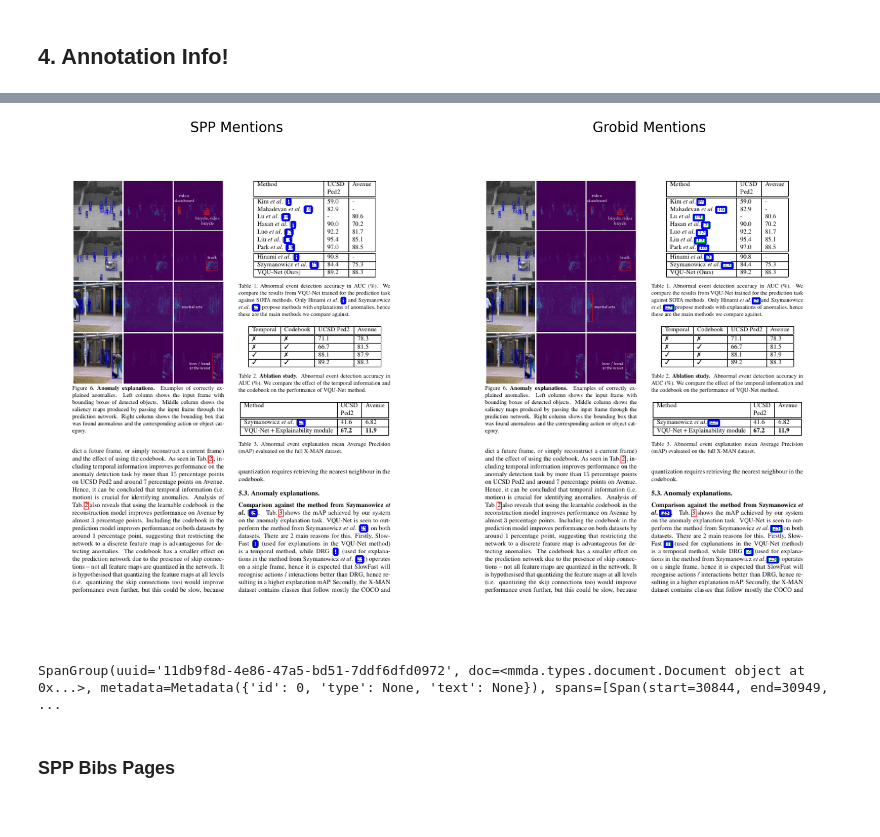
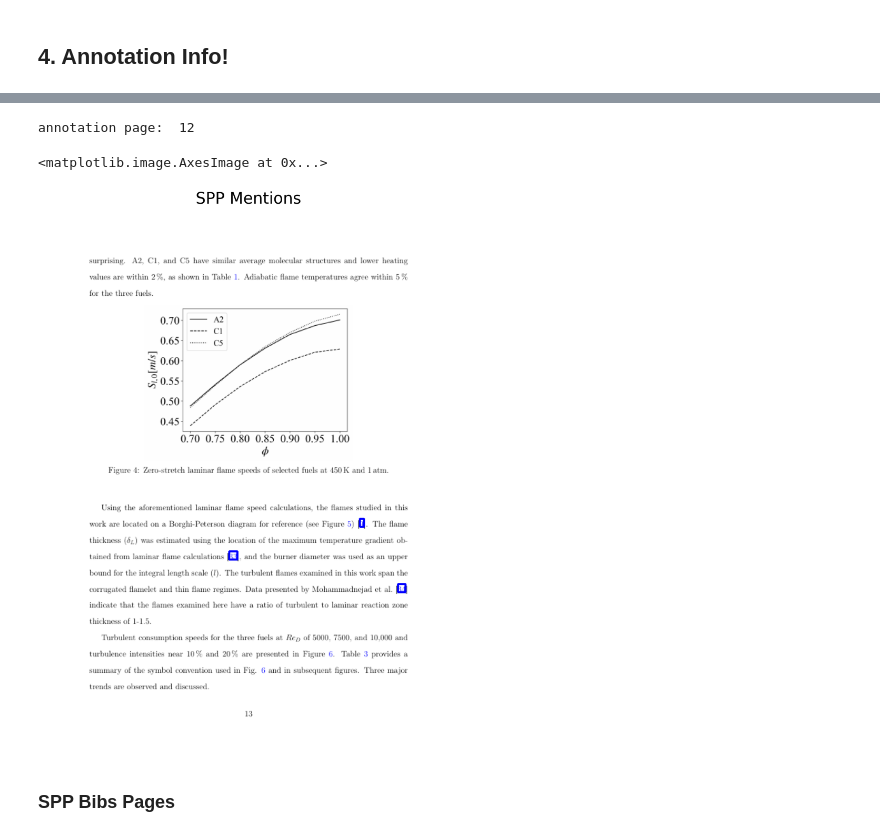
Before and after one commit to allenai/mmda, a Jupyter notebook: end_to_end_eval_easier.ipynb, the cells around one changed output, grey strips where cells are left out. Drawn from its saved outputs; the diff is of its cells as text; code cells hidden in the pictures.

```diff
--- a/end_to_end_eval_easier.ipynb
+++ b/end_to_end_eval_easier.ipynb
@@ -14,6 +17,6 @@ Retreive information about the sources for each annotation - mentions, bib-entri
 ####################################################################
 
 #This sha will get overwritten when running autogenerater script
-sha = 'd85b756b8e4d584a53483c6562eb968efdb1fc0c'
+sha = 'd17961483e3eb55df82cc16a01d4519af1b4dbbd'
 # %%
 # SPP version for Eval Sample
@@ -362,7 +252,7 @@ print(s2_ids)
 # get random page number to review and annotate
 import random
 
-pages_w_mentions = [citation_mention.pages[0].id + 1 for citation_mention in mmda_doc.citation_mentions for citation_mention in mmda_doc.citation_mentions]
+pages_w_mentions = [citation_mention.pages[0].id for citation_mention in mmda_doc.citation_mentions]
 
 annot_page = random.choice(pages_w_mentions)
 print("page to annotate:", annot_page)
@@ -525,41 +307,49 @@ Grobid:
+# %%
+#egor version
+def draw_boxgroups(image, rectangle_list, color_map=None, id_map=None):
+    viz = []
+    if color_map is None:
+        color_map={'color_1': 'blue', 'color_2': 'green', 'color_3': 'yellow', 'color_4': 'pink'}
+
+    for rectangle in rectangle_list:
+        viz.append(lpe.TextBlock(rectangle,
+                                 type=f'color_1'
+                                )
+                  )
+
+    if image:
+        return lpv.draw_box(image,
+                            viz,
+                            color_map=color_map,
+                            show_element_id=False,
+                            id_font_size=10)
+
+    return None
 # %%
 # mentions imgs
 import cv2
 from matplotlib import pyplot as plt
 from matplotlib.pyplot import figure
 
 
 rows = 1
 columns = 2
 fontsize = 48
 
+print("annotation page: ", annot_page)
+
 #spp
 #make boxes and save as image
-dic_boxgroups = make_boxgroups_mentions(mmda_doc)
-image1 = draw_boxgroups(mmda_doc.images[annot_page-1], list(dic_boxgroups[annot_page-1]))
+boxes_by_page = make_boxgroups_mentions(mmda_doc)
+image1 = draw_boxgroups(mmda_doc.images[annot_page], boxes_by_page[annot_page])
 
 #plot
 fig = plt.figure(figsize=(50, 50))
 fig.add_subplot(rows, columns, 1)
 plt.axis('off')
 plt.title("SPP Mentions",fontdict={'fontsize': fontsize})
 plt.imshow(image1)
-
-
-#grobid
-#make boxes and save as image
-boxgroups = make_boxgroup_mentions_from_grobid(grobid_annotation)
-image2 = draw_boxgroups(mmda_doc.images[annot_page-1], list(boxgroups[annot_page]))
-
-#plot side by side
-fig.add_subplot(rows, columns, 2)
-plt.axis('off')
-plt.title("Grobid Mentions",fontdict={'fontsize': fontsize})
-plt.imshow(image2)
-plt.subplots_adjust(bottom=0.15, wspace=0.05)
 # %% [output]
+annotation page:  12
+<matplotlib.image.AxesImage at 0x...>
-[figure, old version]
+[figure, new version]
-# %%
-mmda_doc.grobid_bibs[0]
-# %% [output]
-SpanGroup(uuid='11db9f8d-4e86-47a5-bd51-7ddf6dfd0972', doc=<mmda.types.document.Document object at 0x...>, metadata=Metadata({'id': 0, 'type': None, 'text': None}), spans=[Span(start=30844, end=30949, ...
```
Also changed, not shown: parts of 22 cells of this notebook, 1 other file.
